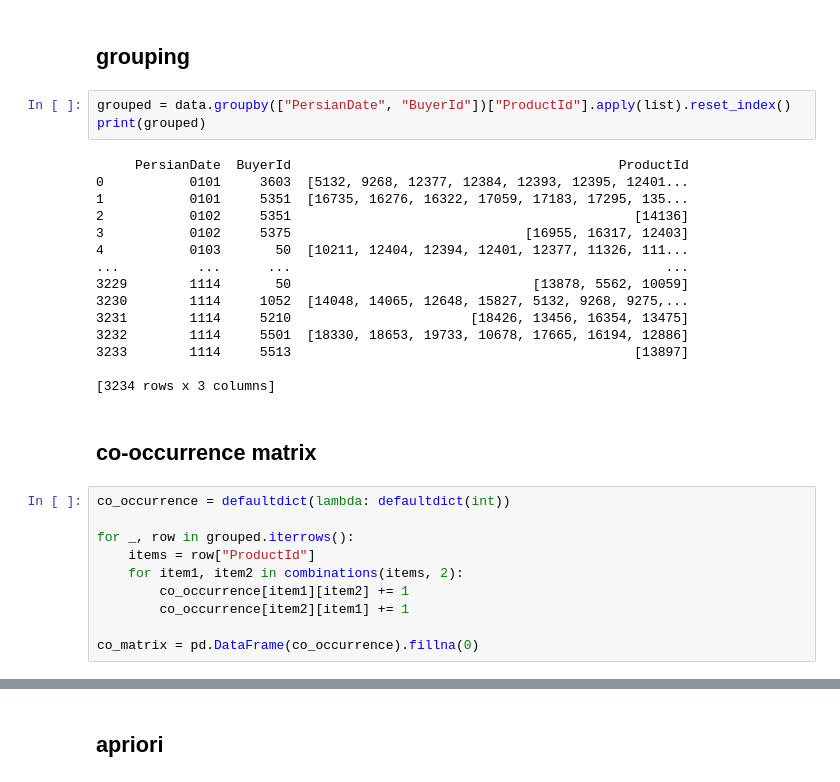
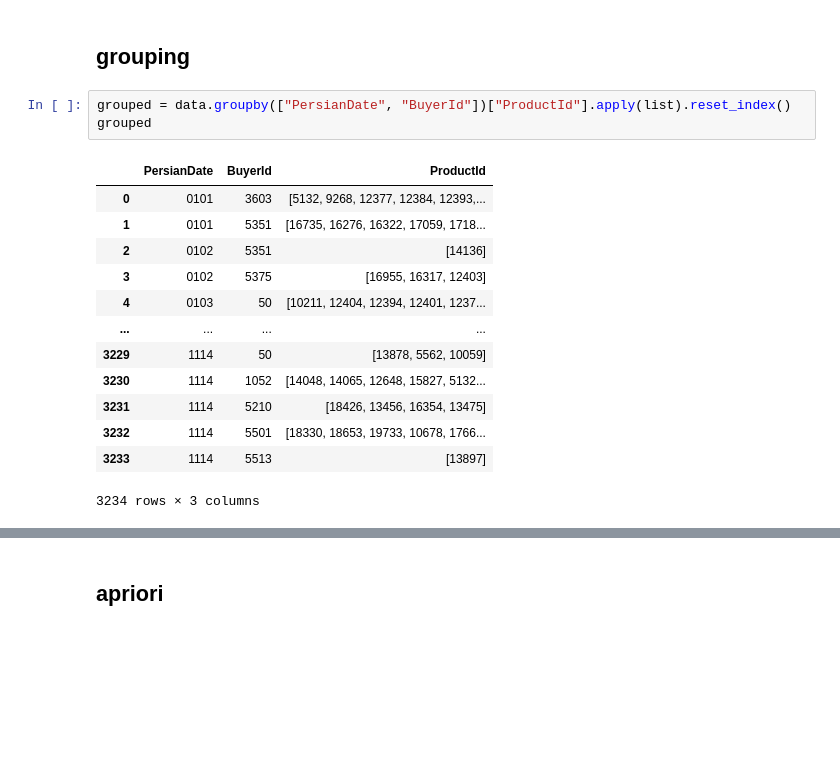
Before and after one commit to AliAkbariAlashti/Machine-learning, a Jupyter notebook: recommendation-system/befoys-cs.ipynb, the cells around one changed output, grey strips where cells are left out. Drawn from its saved outputs; the diff is of its cells as text; blank space fills up the shorter version.

```diff
--- a/recommendation-system/befoys-cs.ipynb
+++ b/recommendation-system/befoys-cs.ipynb
@@ -56,31 +62,18 @@ for i in lst :
 ## grouping
 # %%
 grouped = data.groupby(["PersianDate", "BuyerId"])["ProductId"].apply(list).reset_index()
-print(grouped)
+grouped
 # %% [output]
+|  | PersianDate | BuyerId | ProductId |
+| 0 | 0101 | 3603 | [5132, 9268, 12377, 12384, 12393,... |
+| 1 | 0101 | 5351 | [16735, 16276, 16322, 17059, 1718... |
+| 2 | 0102 | 5351 | [14136] |
+| 3 | 0102 | 5375 | [16955, 16317, 12403] |
+| 4 | 0103 | 50 | [10211, 12404, 12394, 12401, 1237... |
+| ... | ... | ... | ... |
+| 3229 | 1114 | 50 | [13878, 5562, 10059] |
+| 3230 | 1114 | 1052 | [14048, 14065, 12648, 15827, 5132... |
+| 3231 | 1114 | 5210 | [18426, 13456, 16354, 13475] |
+| 3232 | 1114 | 5501 | [18330, 18653, 19733, 10678, 1766... |
+| 3233 | 1114 | 5513 | [13897] |
-     PersianDate  BuyerId                                          ProductId
-0           0101     3603  [5132, 9268, 12377, 12384, 12393, 12395, 12401...
-1           0101     5351  [16735, 16276, 16322, 17059, 17183, 17295, 135...
-2           0102     5351                                            [14136]
-3           0102     5375                              [16955, 16317, 12403]
-4           0103       50  [10211, 12404, 12394, 12401, 12377, 11326, 111...
-...          ...      ...                                                ...
-3229        1114       50                               [13878, 5562, 10059]
-3230        1114     1052  [14048, 14065, 12648, 15827, 5132, 9268, 9275,...
-3231        1114     5210                       [18426, 13456, 16354, 13475]
-3232        1114     5501  [18330, 18653, 19733, 10678, 17665, 16194, 12886]
-3233        1114     5513                                            [13897]
-
-[3234 rows x 3 columns]
+3234 rows × 3 columns
-# %% [markdown]
-## co-occurrence matrix
-# %%
-co_occurrence = defaultdict(lambda: defaultdict(int))
-
-for _, row in grouped.iterrows():
-    items = row["ProductId"]
-    for item1, item2 in combinations(items, 2):
-        co_occurrence[item1][item2] += 1
-        co_occurrence[item2][item1] += 1
-
-co_matrix = pd.DataFrame(co_occurrence).fillna(0)
```
Also changed, not shown: parts of 41 cells of this notebook.
